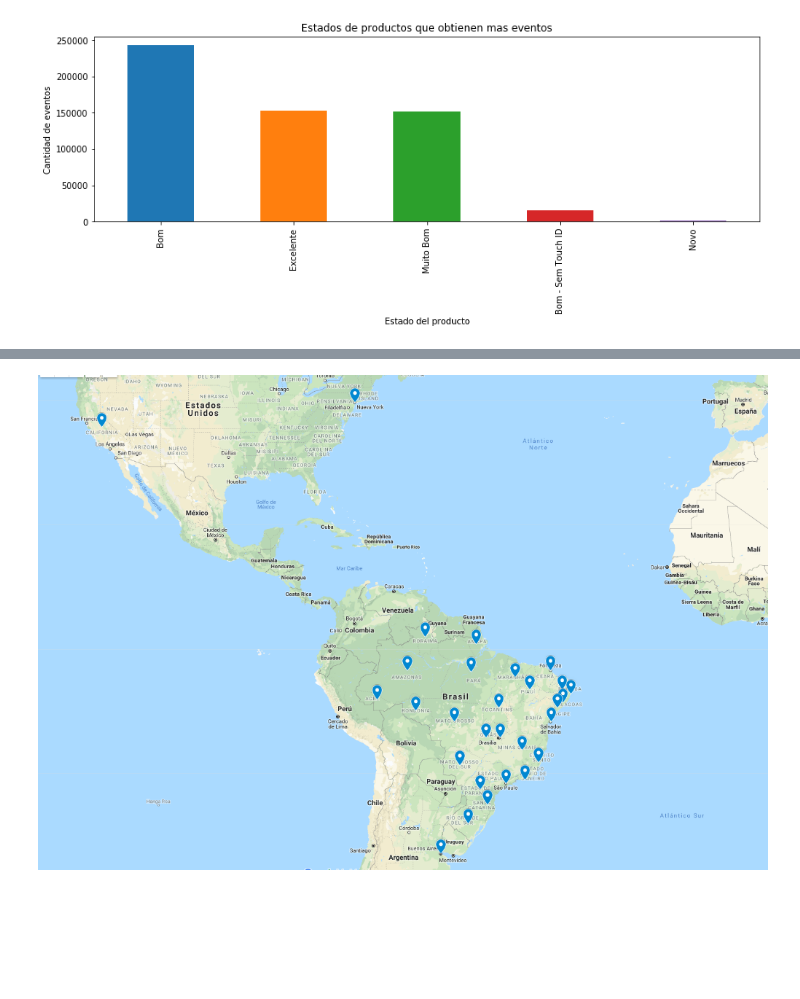
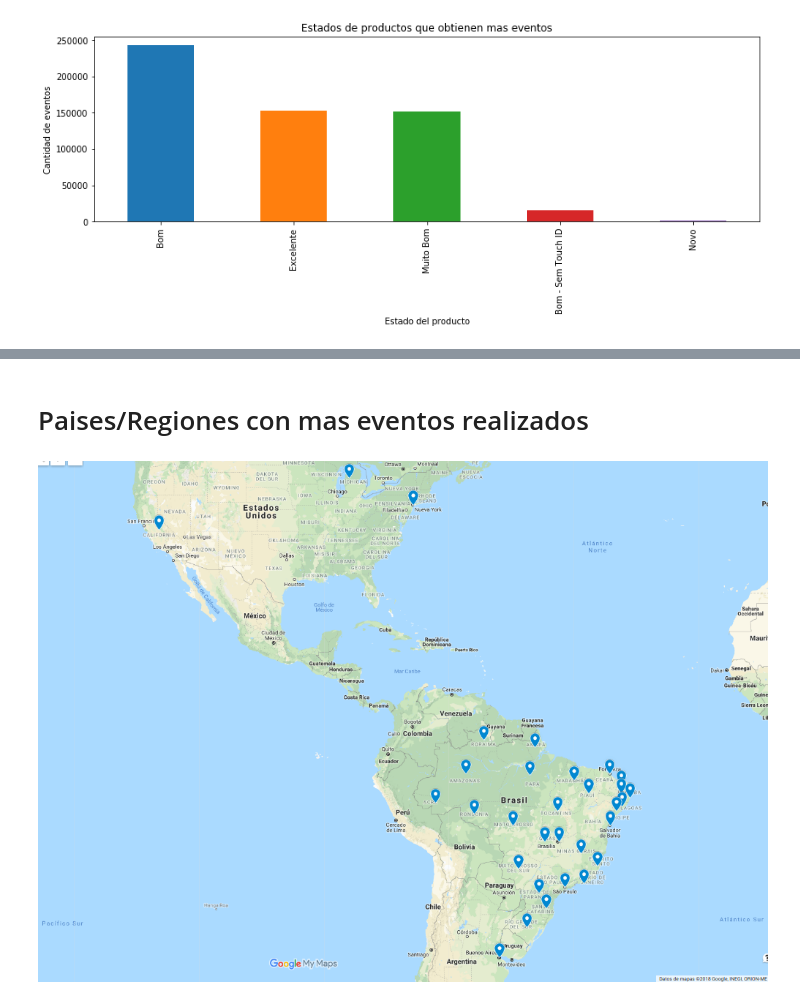
Before and after one commit to Memphis14F/datosTp1, a Jupyter notebook: WebAnalyticsEvents.ipynb, the cells around one changed output, grey strips where cells are left out. Drawn from its saved outputs; the diff is of its cells as text; code cells hidden in the pictures; blank space fills up the shorter version.

Commit message:
analisis paises_regiones con eventos realizados con visu kml

```diff
--- a/WebAnalyticsEvents.ipynb
+++ b/WebAnalyticsEvents.ipynb
@@ -656,6 +638,8 @@ for i in range(29):
     agregar_pais_region('paises_regiones_con_mas_eventos.kml',str(paises_regiones_lat_long['country'][i]), str(paises_regiones_lat_long['region'][i]),str(paises_regiones_lat_long['longitud'][i])+','+str(paises_regiones_lat_long['latitud'][i]))
 cerrar_archivo_kml('paises_regiones_con_mas_eventos.kml')
+# %% [markdown]
+# Paises/Regiones con mas eventos realizados
 # %%
-Image("paises_regiones_predominantes.png")
+Image("paises_regiones_con_mas_eventos.png")
 # %% [output]
-[figure, old version]
+[figure, new version]
```
Also changed, not shown: parts of 11 cells of this notebook, 5 other files.
